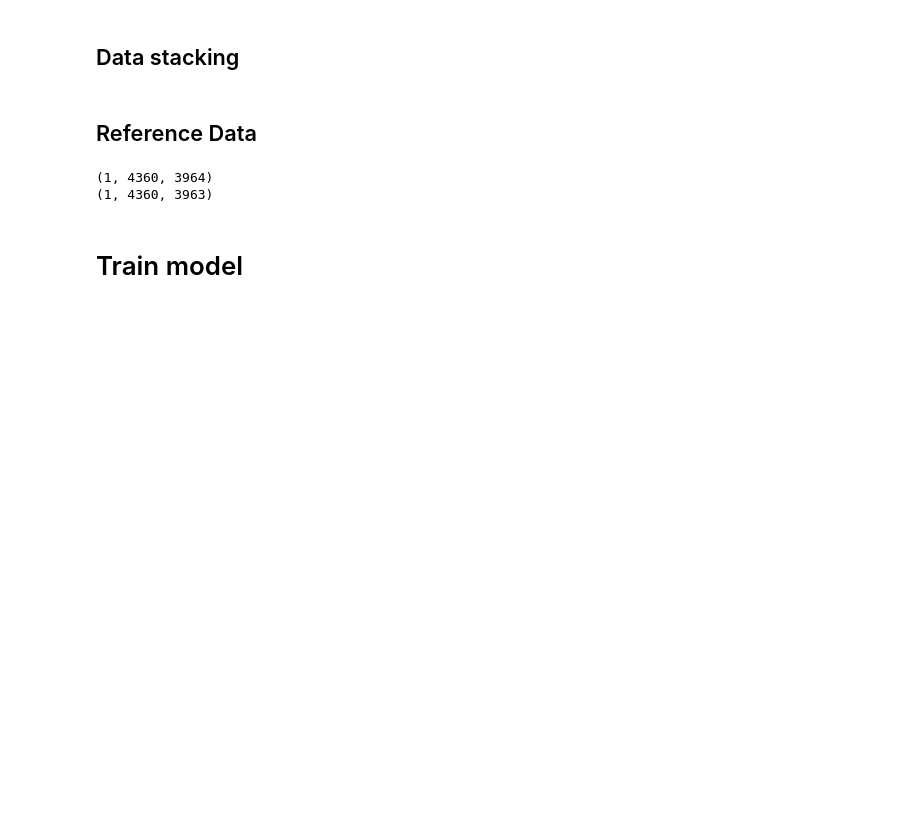
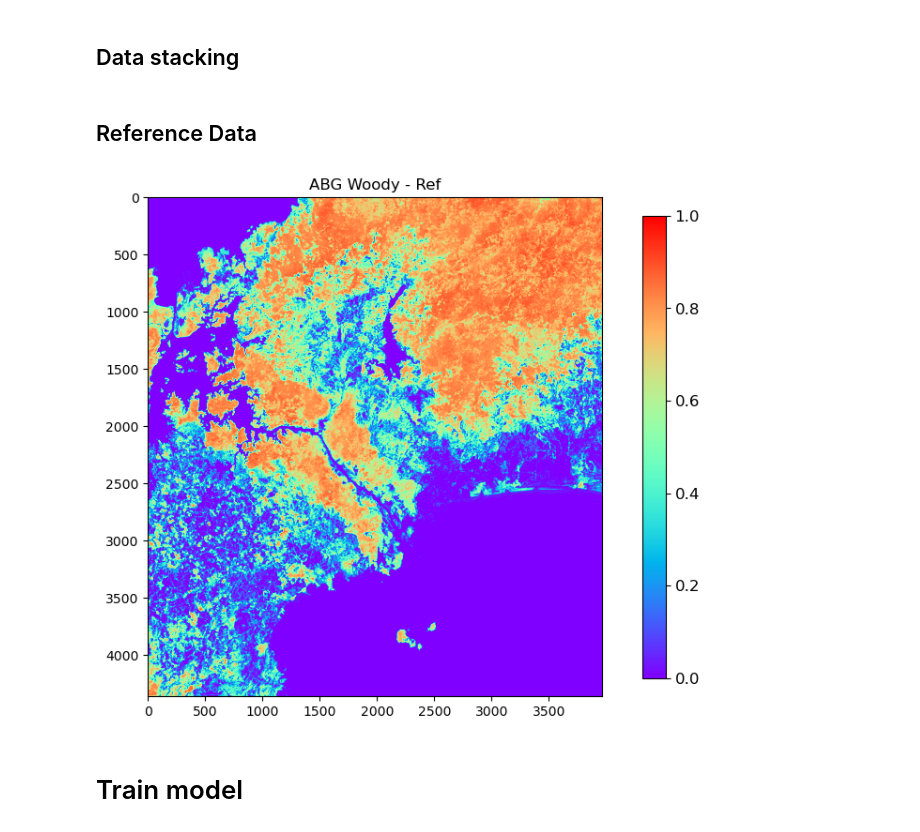
Before and after one commit to annalisefishell/MasterThesis, a Jupyter notebook: main.ipynb, the cells around one changed output. Saved outputs shown, nothing was run; the diff lists cells and outputs as text; code cells hidden in the pictures; blank space fills up the shorter version.

```diff
--- a/main.ipynb
+++ b/main.ipynb
@@ -272,19 +274,18 @@ combined = np.concatenate((s2_data, s1_interferogram, iceye_image), axis=0)
 # %%
 if FIRST_LOCATION_RUN:
     reproject_and_clip_raster('data/Panama/10N_080W.tif', aoi.geometry, 'data/Panama/ref_data_abg_woody.tif')
 else:
     ref_data, ref_data_profile = open_tif_file('data/Panama/ref_data_abg_woody.tif')
 
     ref_no_outliers = np.expand_dims(min_max_normalize(ref_data[0]), axis=0)[:, :, :3963]
 
-    # fig = plt.figure(figsize=(8, 8))
-    # im = plt.imshow(ref_no_outliers, cmap='rainbow')
-    # cbar = plt.colorbar(im, shrink=0.8, pad=0.07)
-    # cbar.ax.tick_params(labelsize=12)
-    # plt.title('ABG Woody - Ref')
-    # plt.show()
+    fig = plt.figure(figsize=(8, 8))
+    im = plt.imshow(ref_no_outliers[0], cmap='rainbow')
+    cbar = plt.colorbar(im, shrink=0.8, pad=0.07)
+    cbar.ax.tick_params(labelsize=12)
+    plt.title('ABG Woody - Ref')
+    plt.show()
 # %% [output]
-(1, 4360, 3964)
-(1, 4360, 3963)
+[figure, added]
 # %% [markdown]
 # Train model
```
Also changed, not shown: parts of 11 cells of this notebook.
